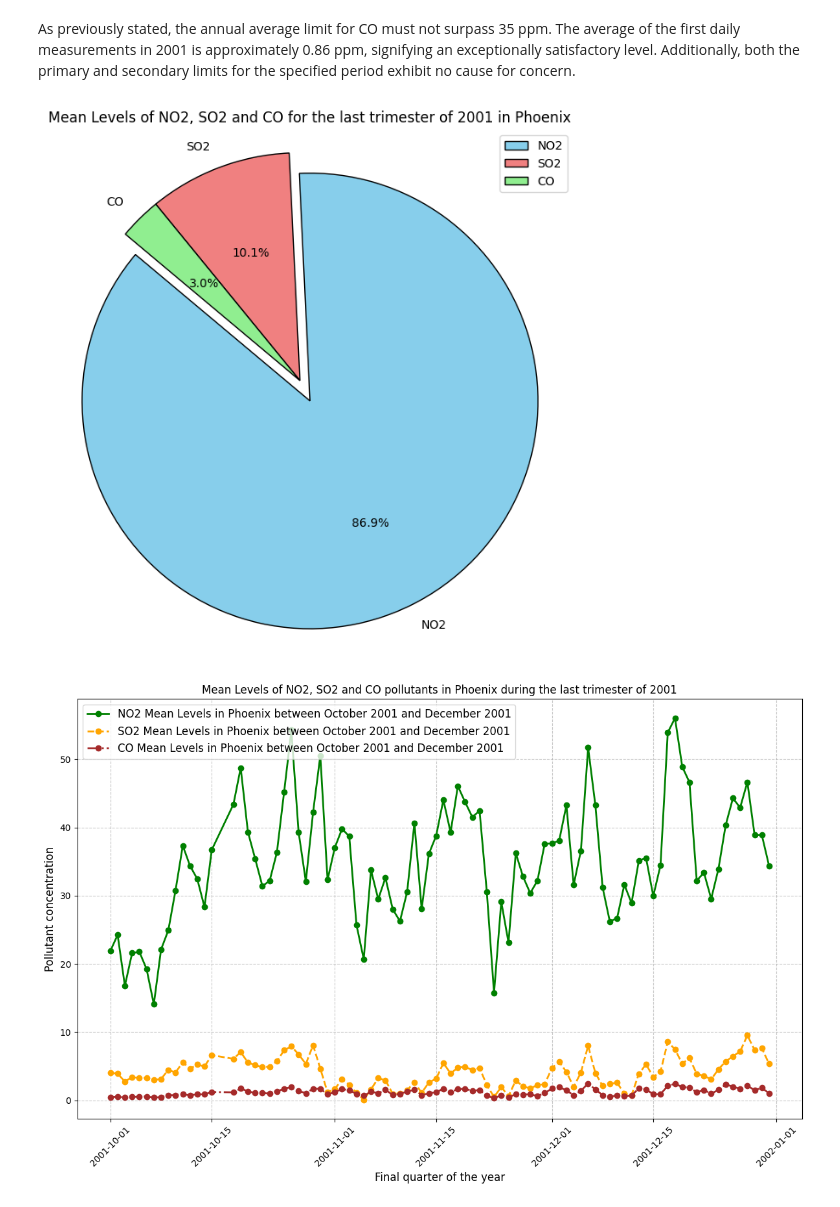
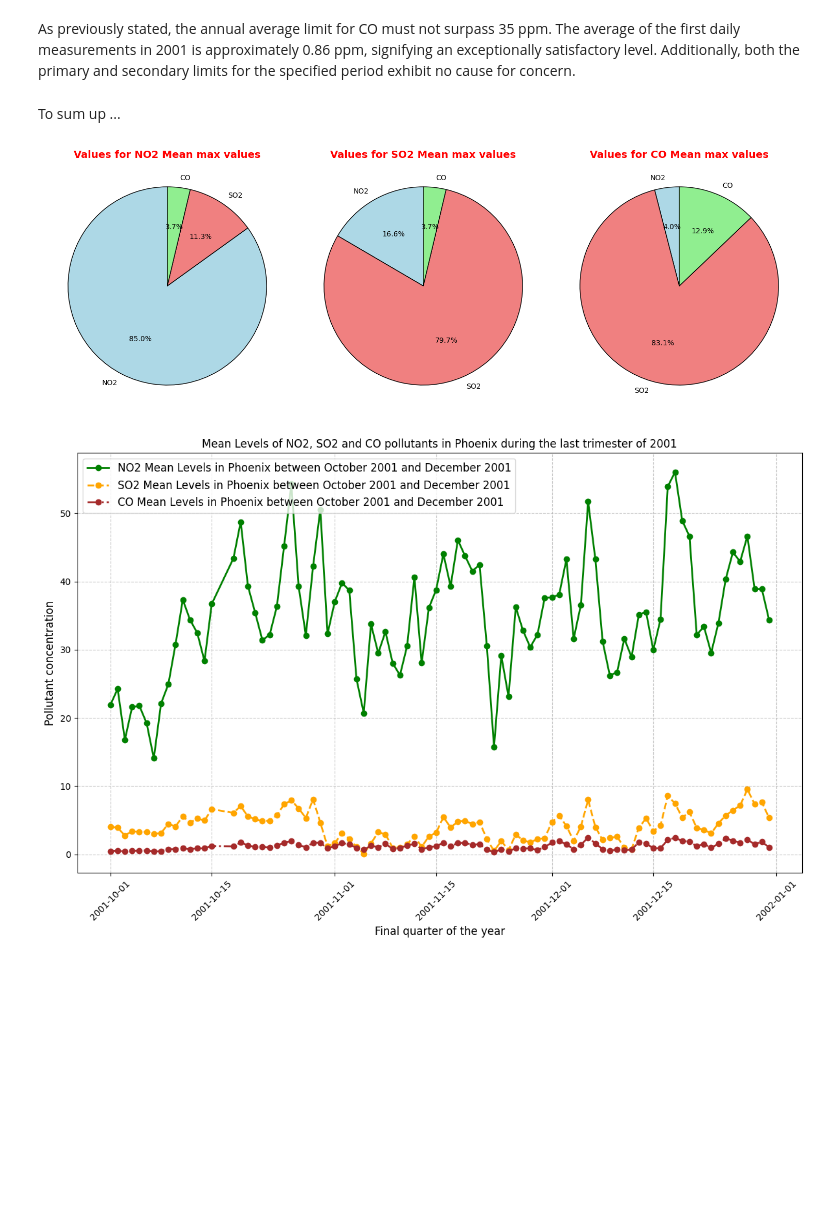
Before and after one commit to letizialanza01/Project_US_Pollution, a Jupyter notebook: Project_US_Pollution.ipynb, the cells around one changed output. Drawn from its saved outputs; the diff is of its cells as text; code cells hidden in the pictures; blank space fills up the shorter version.

Commit message:
bar charts and pie subplots

```diff
--- a/Project_US_Pollution.ipynb
+++ b/Project_US_Pollution.ipynb
@@ -901,25 +903,33 @@ print('These data are related to day:', max_CO_date)
 These data are related to day: 2001-12-06 00:00:00
 # %% [markdown]
 As previously stated, the annual average limit for CO must not surpass 35 ppm. The average of the first daily measurements in 2001 is approximately 0.86 ppm, signifying an exceptionally satisfactory level. Additionally, both the primary and secondary limits for the specified period exhibit no cause for concern.
-# %%
-concentrations = [pollution_phoenix_NO2_trimester.mean(), pollution_phoenix_SO2_trimester.mean(), pollution_phoenix_CO_trimester.mean()]
-labels = ['NO2', 'SO2', 'CO']
-colors = ['skyblue', 'lightcoral', 'lightgreen']
-
-explode = (0.1, 0, 0)
-plt.figure(figsize=(8, 8))
-patches, texts, autotexts = plt.pie(concentrations, labels=labels, colors=colors, explode=explode, autopct='%1.1f%%', startangle=140)
-for patch in patches:
-    patch.set_edgecolor('black')
-patches[1].set_facecolor('lightcoral')
-
-plt.title('Mean Levels of NO2, SO2 and CO for the last trimester of 2001 in Phoenix')
-plt.axis('equal')
-plt.legend(labels, loc='upper right')
-
-plt.show()
-# %% [output]
-[figure, removed]
+# %% [markdown]
+To sum up ...
+# %%
+fig, axs = plt.subplots(1, 3, figsize = (15, 10))
+
+count1 = [pollution_phoenix['NO2 Mean'].max(), max_NO2_SO2, max_NO2_CO]
+count2 = [pollution_phoenix['SO2 Mean'].max(), max_SO2_NO2, max_SO2_CO]
+count3 = [pollution_phoenix['CO Mean'].max(), max_CO_NO2, max_CO_SO2]
+labels = ['NO2', 'SO2', 'CO']
+colors = ['lightblue', 'lightcoral', 'lightgreen']
+
+axs[0].pie(count1, labels = labels, colors = colors, autopct = '%1.1f%%', startangle = 90, wedgeprops = {'edgecolor': 'black'})
+axs[0].set_title('Values for NO2 Mean max values', fontsize = 14, fontweight = 'bold', color = 'red')
+axs[0].set_aspect('equal')
+
+axs[1].pie(count2, labels = labels, colors = colors, autopct = '%1.1f%%', startangle = 90, wedgeprops = {'edgecolor': 'black'})
+axs[1].set_title('Values for SO2 Mean max values', fontsize = 14, fontweight = 'bold', color = 'red')
+axs[1].set_aspect('equal')
+
+axs[2].pie(count3, labels = labels, colors = colors, autopct = '%1.1f%%', startangle = 90, wedgeprops = {'edgecolor': 'black'})
+axs[2].set_title('Values for CO Mean max values', fontsize = 14, fontweight = 'bold', color = 'red')
+axs[2].set_aspect('equal')
+
+plt.tight_layout()
+plt.show()
+# %% [output]
+[figure, added]
 # %%
 plt.figure(figsize = (12,8))
 plt.plot(pollution_phoenix_NO2_trimester, marker = 'o', color = 'green', linestyle = 'solid', linewidth = 2, label = 'NO2 Mean Levels in Phoenix between October 2001 and December 2001')
```
Also changed, not shown: parts of 3 cells of this notebook.
